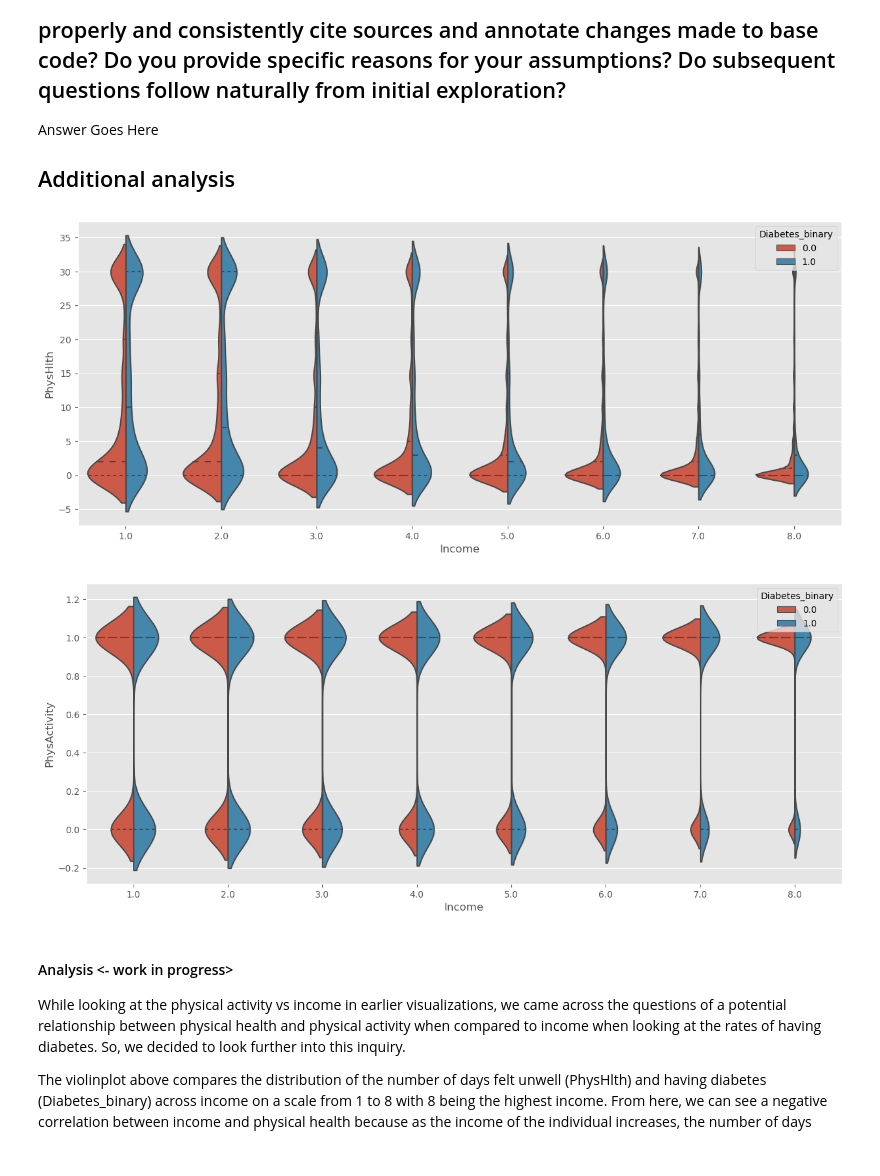
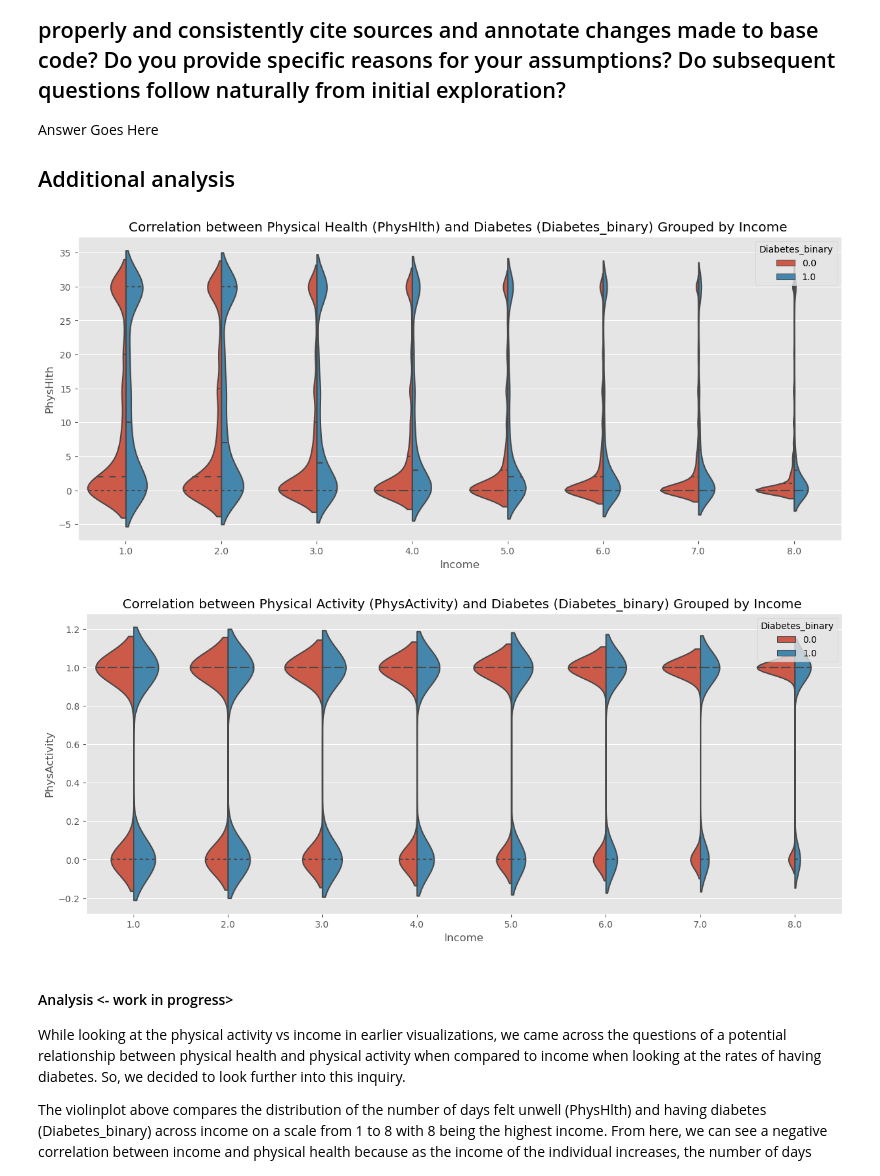
Before and after one commit to 48878679/CS-5324-Lab1, a Jupyter notebook: Lab1/Lab1.ipynb, the cells around one changed output. Saved outputs shown, nothing was run; the diff lists cells and outputs as text; code cells hidden in the pictures.

Commit message:
edits to formatting and added titles for additional analysis

```diff
--- a/Lab1/Lab1.ipynb
+++ b/Lab1/Lab1.ipynb
@@ -438,22 +437,24 @@ Answer Goes Here
 # %%
 # Finding the Correlation between Physical Health (PhysHlth) and Diabetes (Diabetes_binary) Grouped by Income
 
 plt.figure(figsize=(15, 6))
 sns.violinplot(x="Income", y="PhysHlth", hue="Diabetes_binary", data=df_imputed,
                split=True, # split across violins
                inner="quart", # show innner stats like mean, IQR,
                density_norm="count") # scale the size of the plot by the count within each group
+plt.title("Correlation between Physical Health (PhysHlth) and Diabetes (Diabetes_binary) Grouped by Income ")
 plt.show()
 
 plt.figure(figsize=(15, 6))
 sns.violinplot(x="Income", y="PhysActivity", hue="Diabetes_binary", data=df_imputed,
                split=True, # split across violins
                inner="quart", # show innner stats like mean, IQR,
                density_norm="count") # scale the size of the plot by the count within each group
+plt.title("Correlation between Physical Activity (PhysActivity) and Diabetes (Diabetes_binary) Grouped by Income ")
 plt.show()
 # %% [output]
-[figure, old version]
+[figure, new version]
-[figure, old version]
+[figure, new version]
 # %% [markdown]
 #### Analysis <- work in progress>
 While looking at the physical activity vs income in earlier visualizations, we came across the questions of a potential relationship between physical health and physical activity when compared to income when looking at the rates of having diabetes. So, we decided to look further into this inquiry.
```
Also changed, not shown: parts of 1 cell of this notebook.
